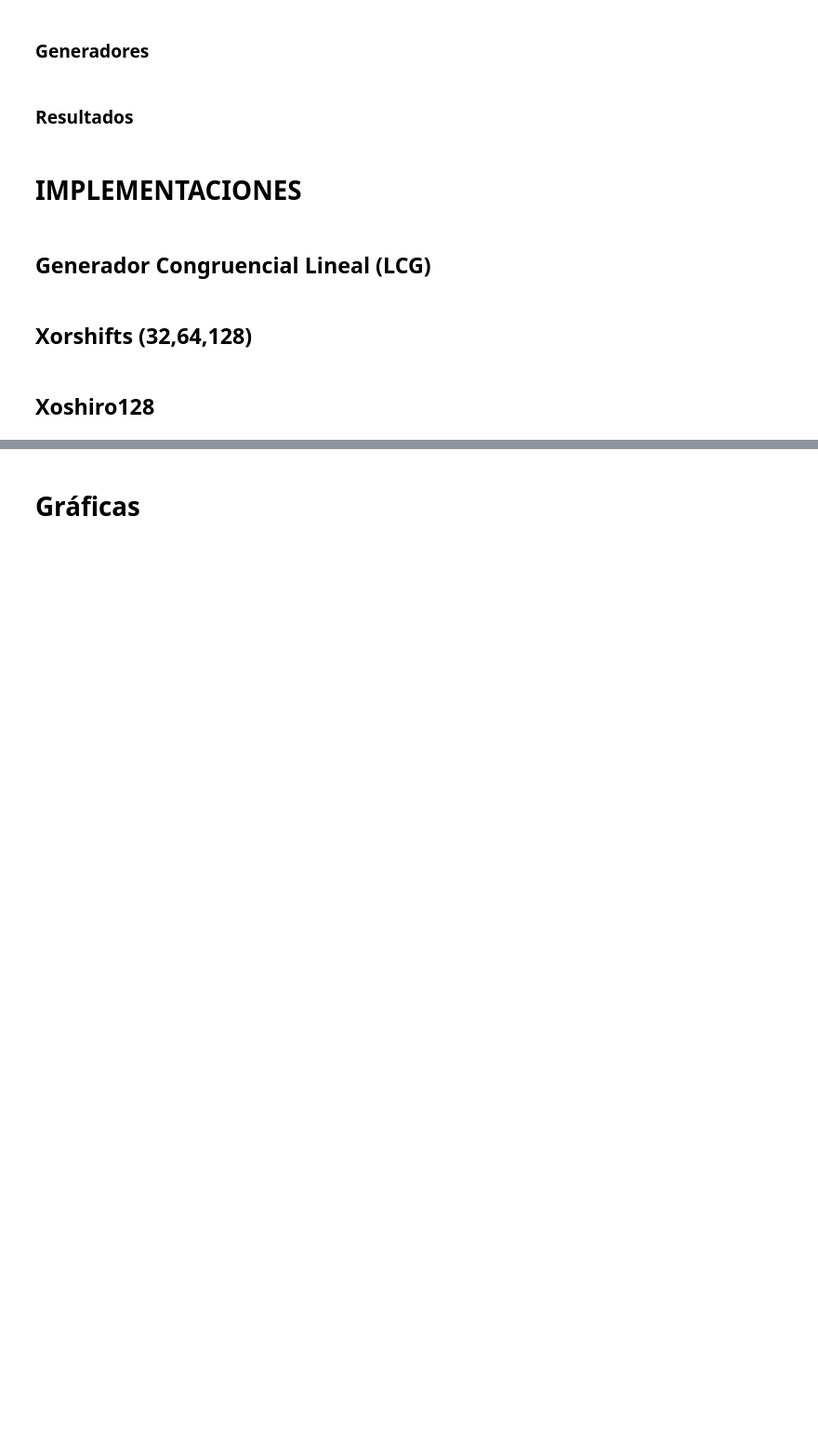
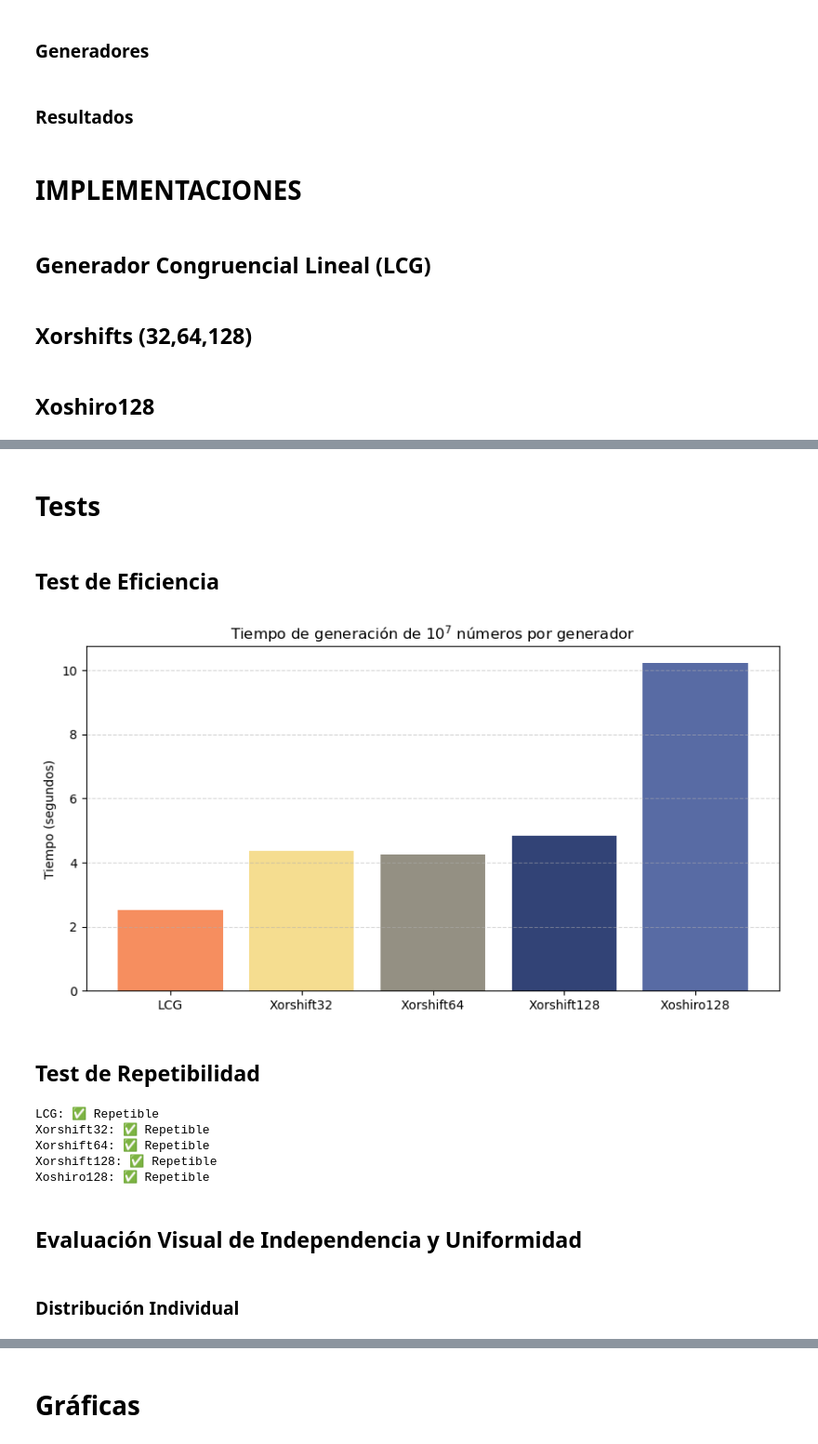
Before and after one commit to Camilo649/TPMyS2025, a Jupyter notebook: simulacion.ipynb, the cells around one changed output, grey strips where cells are left out. Shown at 93% size. Saved outputs shown, nothing was run; the diff lists cells and outputs as text; code cells hidden in the pictures; blank space fills up the shorter version.

Commit message:
Tests de Eficiencia y Repetibilidad

```diff
--- a/simulacion.ipynb
+++ b/simulacion.ipynb
@@ -160,0 +164,9 @@ XOSHIRO_STATE   = 608405726, 470204612, 4172113938, 3888846613
+# %%
+def resetear_estados_originales():
+    global CGL_STATE, XOR32_STATE, XOR64_STATE, XOR128_STATE, XOSHIRO_STATE
+
+    CGL_STATE = CGL_ORIGIN_STATE
+    XOR32_STATE = XOR32_ORIGIN_STATE
+    XOR64_STATE = XOR64_ORIGIN_STATE
+    XOR128_STATE = XOR128_ORIGIN_STATE[:]
+    XOSHIRO_STATE = XOSHIRO_ORIGIN_STATE[:]
@@ -357,0 +493,69 @@ Xoshiro128   | d=10 | N=1000000 | Estimación=0.053998 | Error=2.45e-05 | Varian
+# %% [markdown]
+# Tests
+# %% [markdown]
+## Test de Eficiencia
+# %%
+def test_tiempo_generacion(N=10**7):
+    res = []
+
+    for gen in generadores:
+
+        inicio = pc()
+
+        for _ in range(N):
+            _ = gen.generar()
+
+        final = pc()
+        duracion = final - inicio
+        res.append((gen.nombre, duracion))
+
+    return res
+# %%
+import matplotlib.pyplot as plt
+
+resetear_estados_originales()
+
+res = test_tiempo_generacion()
+
+nombres, tiempos = zip(*res)
+
+plt.figure(figsize=(10, 5))
+plt.bar(nombres, tiempos, color=[gen.color for gen in generadores])
+plt.ylabel("Tiempo (segundos)")
+plt.title("Tiempo de generación de $10^7$ números por generador")
+plt.grid(axis="y", linestyle="--", alpha=0.5)
+plt.show()
+# %% [output]
+[figure, added]
+# %% [markdown]
+## Test de Repetibilidad
+# %%
+def test_repetibilidad(N=1_000_000):
+    """
+    Prueba la repetibilidad de todos los generadores.
+    """
+    res = {}
+    for gen in generadores:
+        rng = gen.funcion
+
+        resetear_estados_originales()
+        secuencia1 = [rng() for _ in range(N)]
+
+        resetear_estados_originales()
+        secuencia2 = [rng() for _ in range(N)]
+
+        es_repetible = secuencia1 == secuencia2
+        res[gen.nombre] = es_repetible
+        print(f"{gen.nombre}: {'✅ Repetible' if es_repetible else '❌ No repetible'}")
+
+test_repetibilidad()
+# %% [output]
+LCG: ✅ Repetible
+Xorshift32: ✅ Repetible
+Xorshift64: ✅ Repetible
+Xorshift128: ✅ Repetible
+Xoshiro128: ✅ Repetible
+# %% [markdown]
+## Evaluación Visual de Independencia y Uniformidad
+# %% [markdown]
+### Distribución Individual
```
Also changed, not shown: parts of 37 cells of this notebook, 3 other files.
